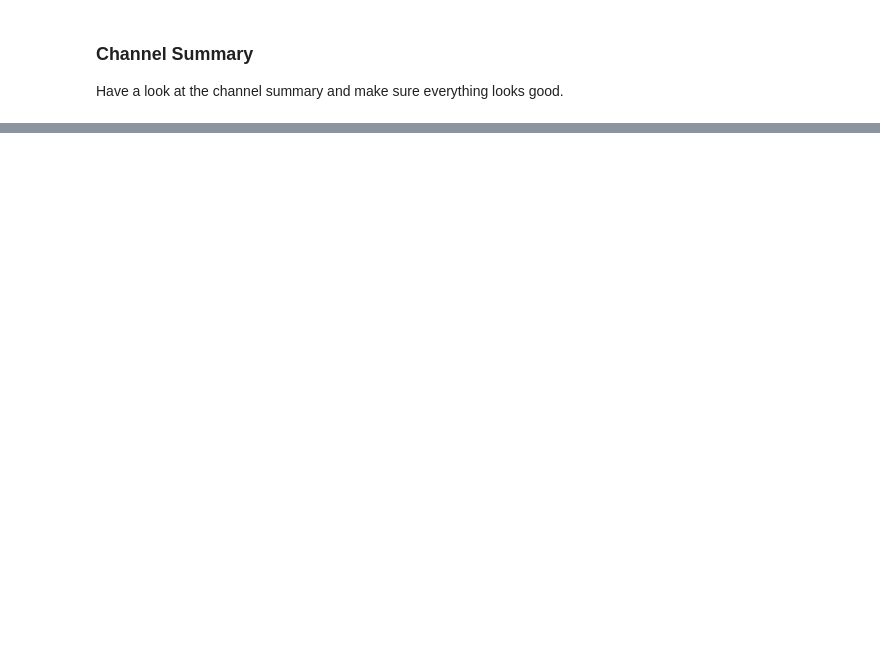
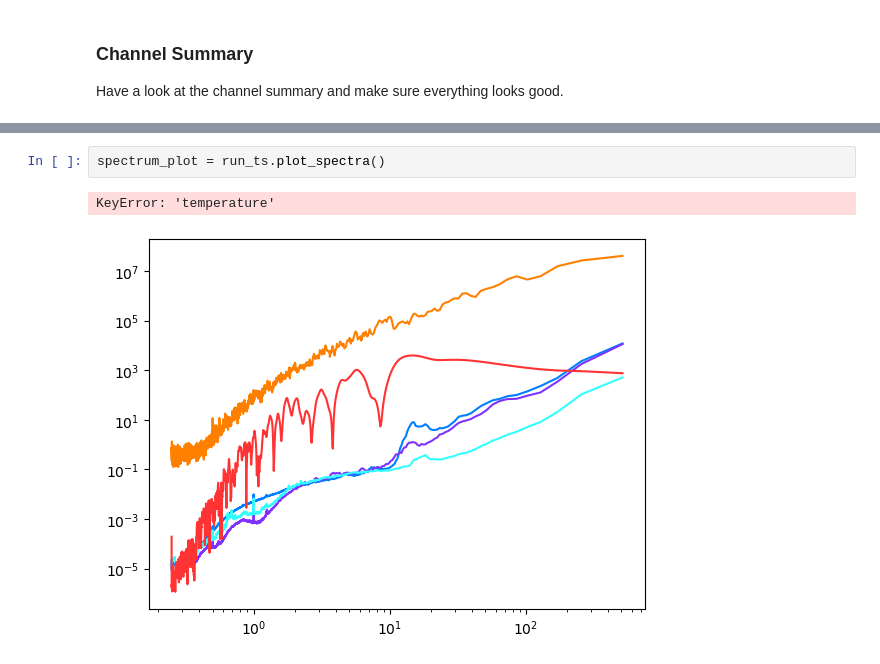
Before and after one commit to kujaku11/mth5, a Jupyter notebook: docs/examples/notebooks/make_mth5_from_nims.ipynb, the cells around one changed output, grey strips where cells are left out. Drawn from its saved outputs; the diff is of its cells as text; blank space fills up the shorter version.

```diff
--- a/docs/examples/notebooks/make_mth5_from_nims.ipynb
+++ b/docs/examples/notebooks/make_mth5_from_nims.ipynb
@@ -150,0 +152,5 @@ run_ts.plot()
+# %%
+spectrum_plot = run_ts.plot_spectra()
+# %% [output]
+KeyError: 'temperature'
+[figure, added]
```
Also changed, not shown: parts of 15 cells of this notebook, 2 other files.
